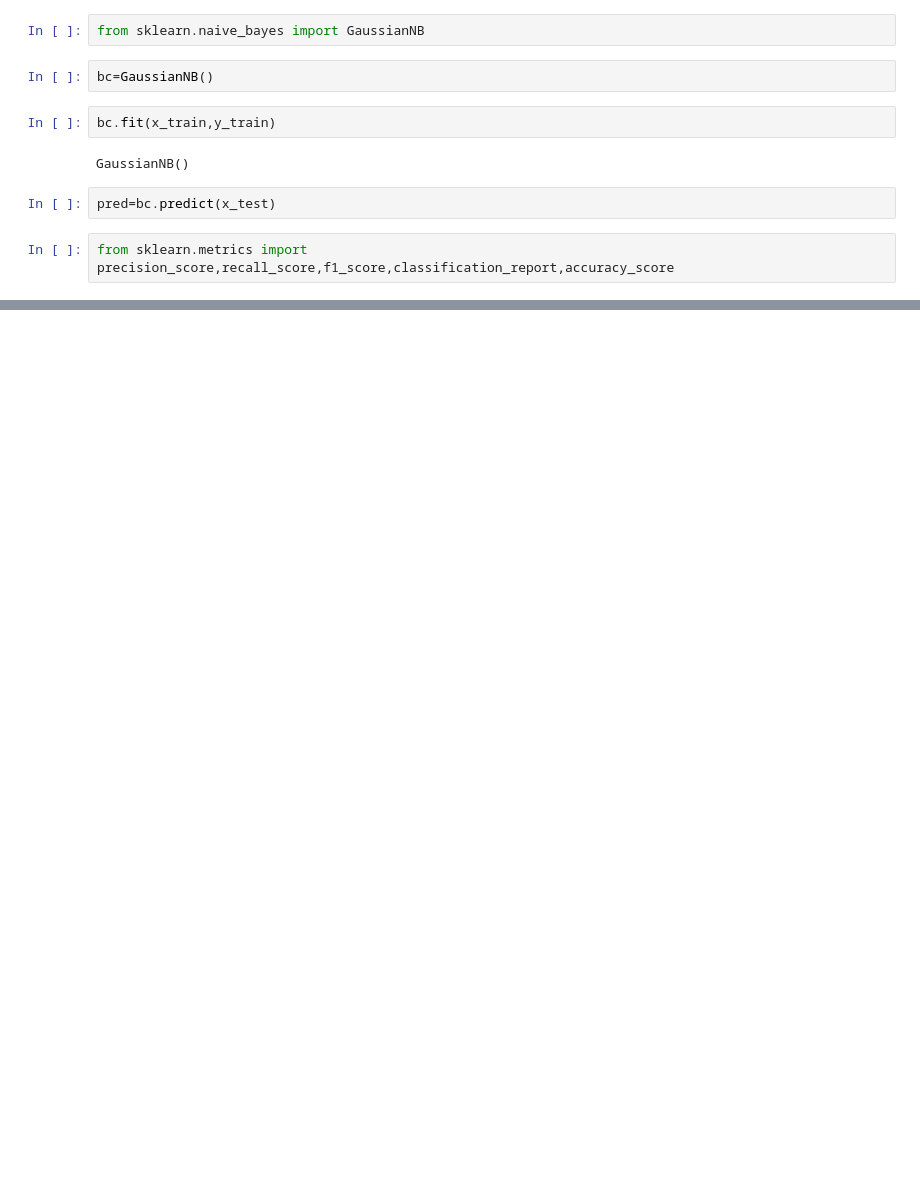
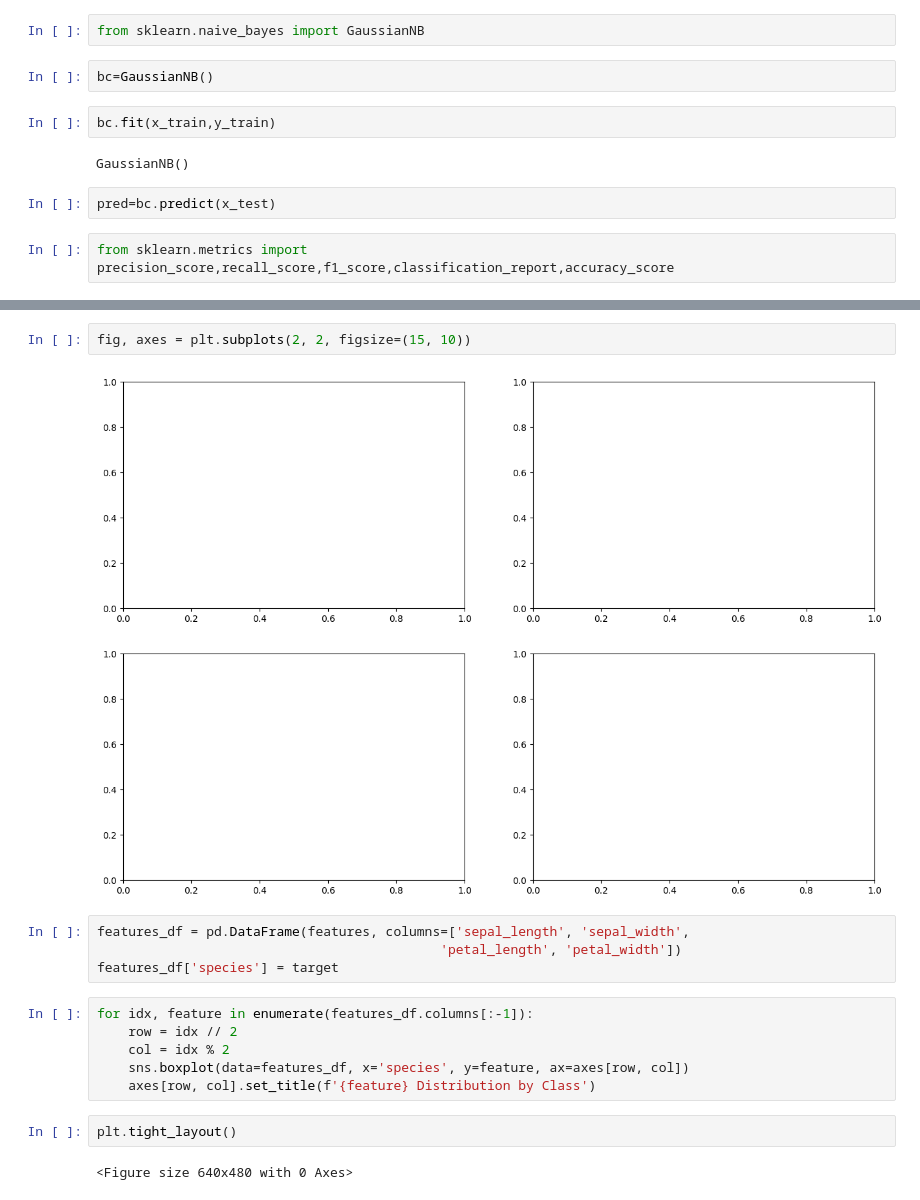
Before and after one commit to Priyanshuthapliyal2005/IrisFlowerNaiveBayes, a Jupyter notebook: irisFlowerNaiveBayes.ipynb, the cells around one changed output, grey strips where cells are left out. Saved outputs shown, nothing was run; the diff lists cells and outputs as text; blank space fills up the shorter version.

```diff
--- a/irisFlowerNaiveBayes.ipynb
+++ b/irisFlowerNaiveBayes.ipynb
@@ -209,0 +194,18 @@ weighted avg       0.96      0.96      0.96        23
+# %%
+fig, axes = plt.subplots(2, 2, figsize=(15, 10))
+# %% [output]
+[figure, added]
+# %%
+features_df = pd.DataFrame(features, columns=['sepal_length', 'sepal_width',
+                                            'petal_length', 'petal_width'])
+features_df['species'] = target
+# %%
+for idx, feature in enumerate(features_df.columns[:-1]):
+    row = idx // 2
+    col = idx % 2
+    sns.boxplot(data=features_df, x='species', y=feature, ax=axes[row, col])
+    axes[row, col].set_title(f'{feature} Distribution by Class')
+# %%
+plt.tight_layout()
+# %% [output]
+<Figure size 640x480 with 0 Axes>
```
Also changed, not shown: parts of 13 cells of this notebook.
